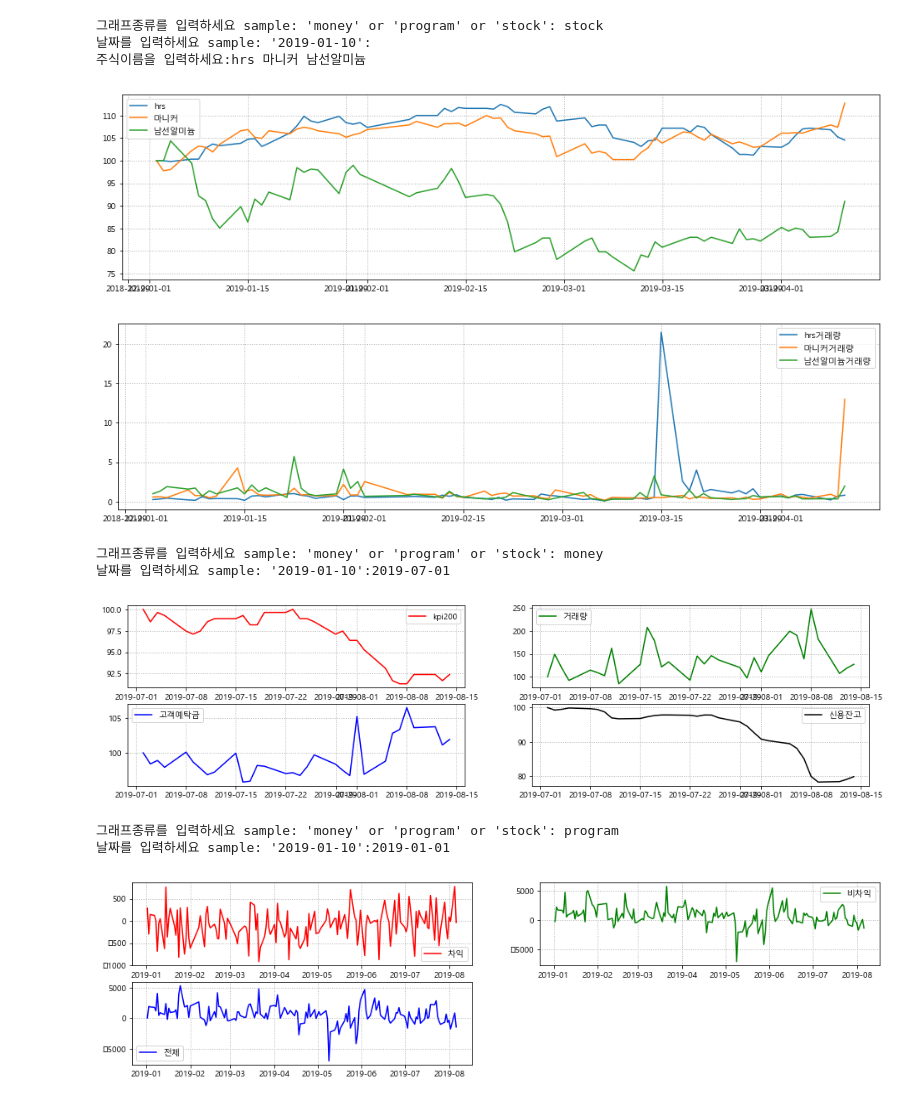
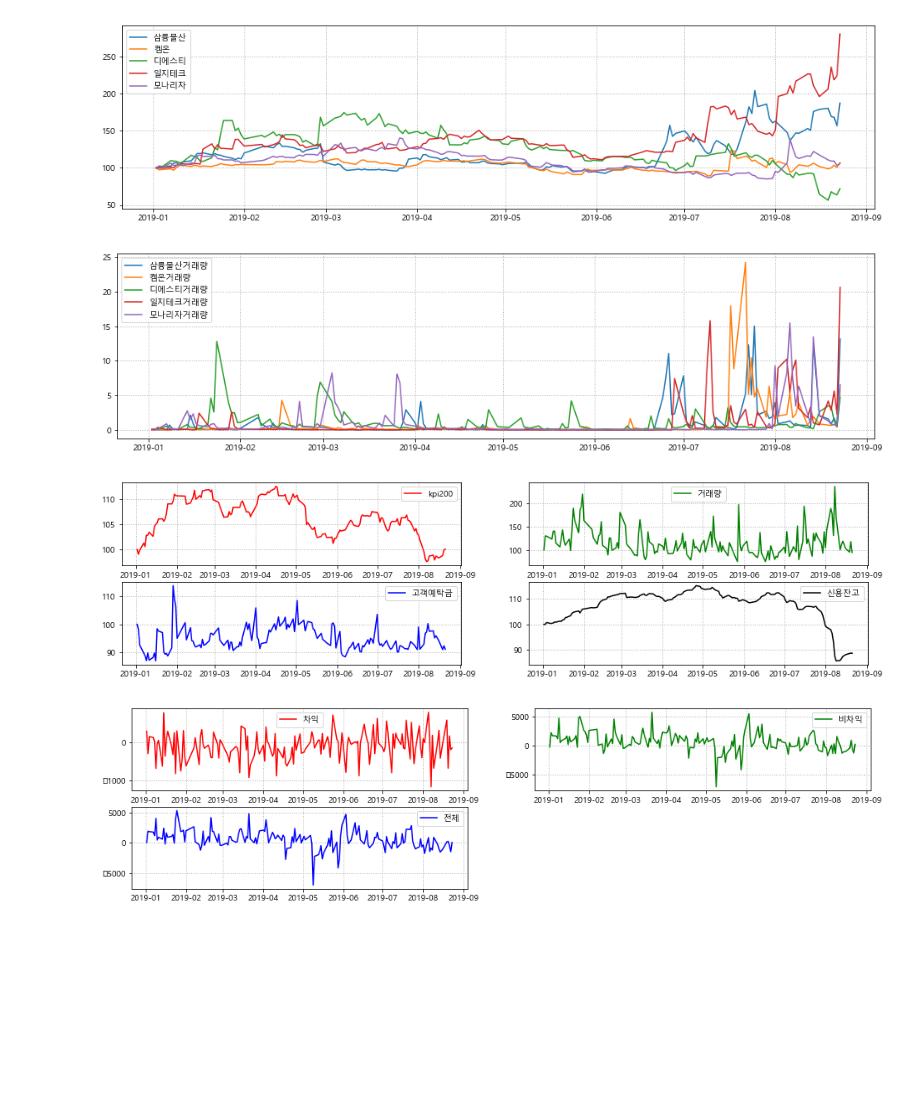
Before and after one commit to linux386/first_module, a Jupyter notebook: daily_report.ipynb, the cells around one changed output. Saved outputs shown, nothing was run; the diff lists cells and outputs as text; code cells hidden in the pictures; blank space fills up the shorter version.

```diff
--- a/daily_report.ipynb
+++ b/daily_report.ipynb
@@ -12,20 +40,7 @@ a.stock_select_with_Volume_Close()
-# %%
-mod1.get_graph()
-# %% [output]
-그래프종류를 입력하세요 sample: 'money' or 'program' or 'stock': stock
-날짜를 입력하세요 sample: '2019-01-10':
-주식이름을 입력하세요:hrs 마니커 남선알미늄
-[figure, removed]
-[figure, removed]
 # %%
-a.get_graph()
+a.get_graph(type=2)
 # %% [output]
-그래프종류를 입력하세요 sample: 'money' or 'program' or 'stock': money
-날짜를 입력하세요 sample: '2019-01-10':2019-07-01
-[figure, old version]
+[figure, new version]
+[figure, added]
+[figure, added]
+[figure, added]
-# %%
-mod1.get_graph()
-# %% [output]
-그래프종류를 입력하세요 sample: 'money' or 'program' or 'stock': program
-날짜를 입력하세요 sample: '2019-01-10':2019-01-01
-[figure, removed]
```
Also changed, not shown: parts of 1 cell of this notebook, 2 other files.
